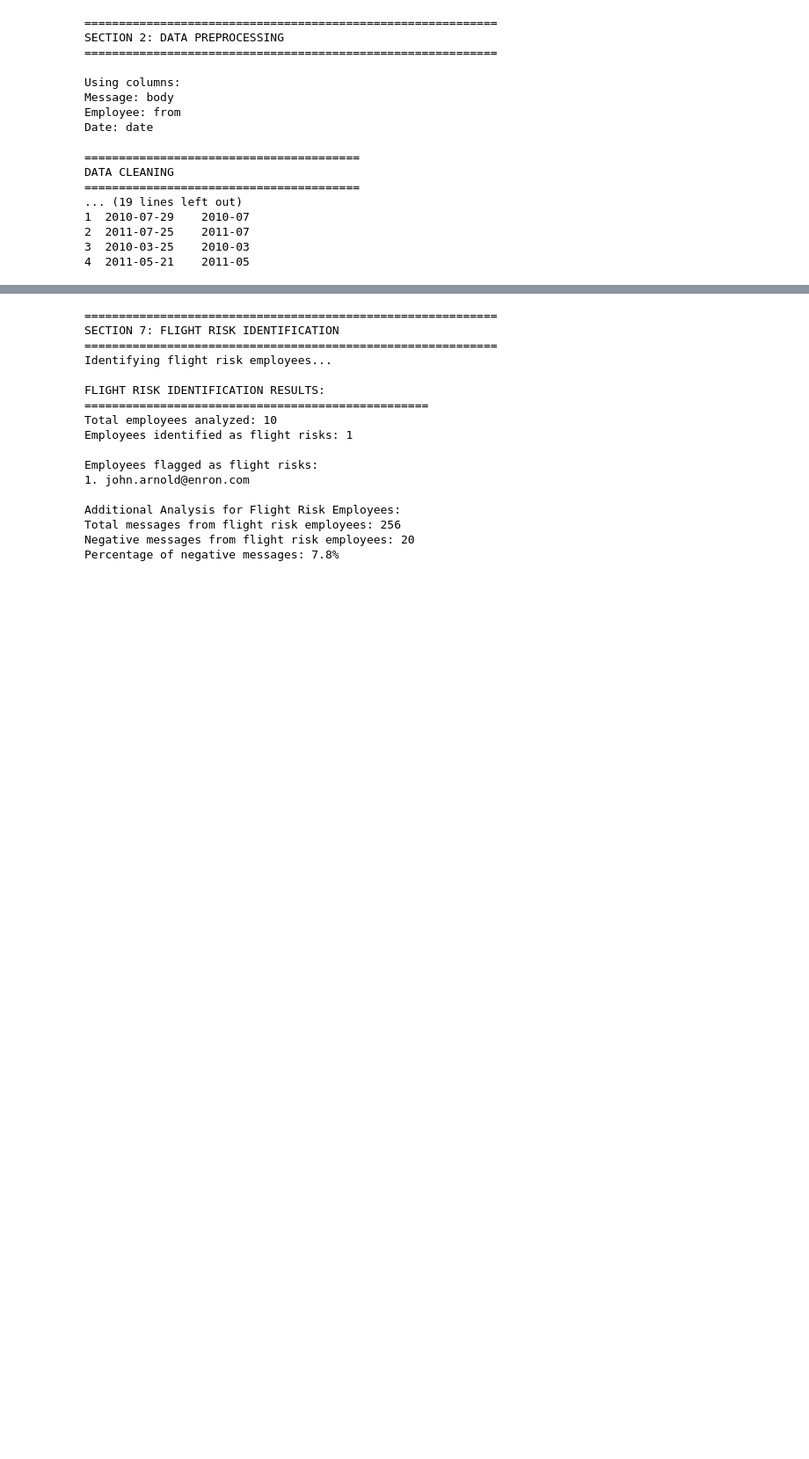
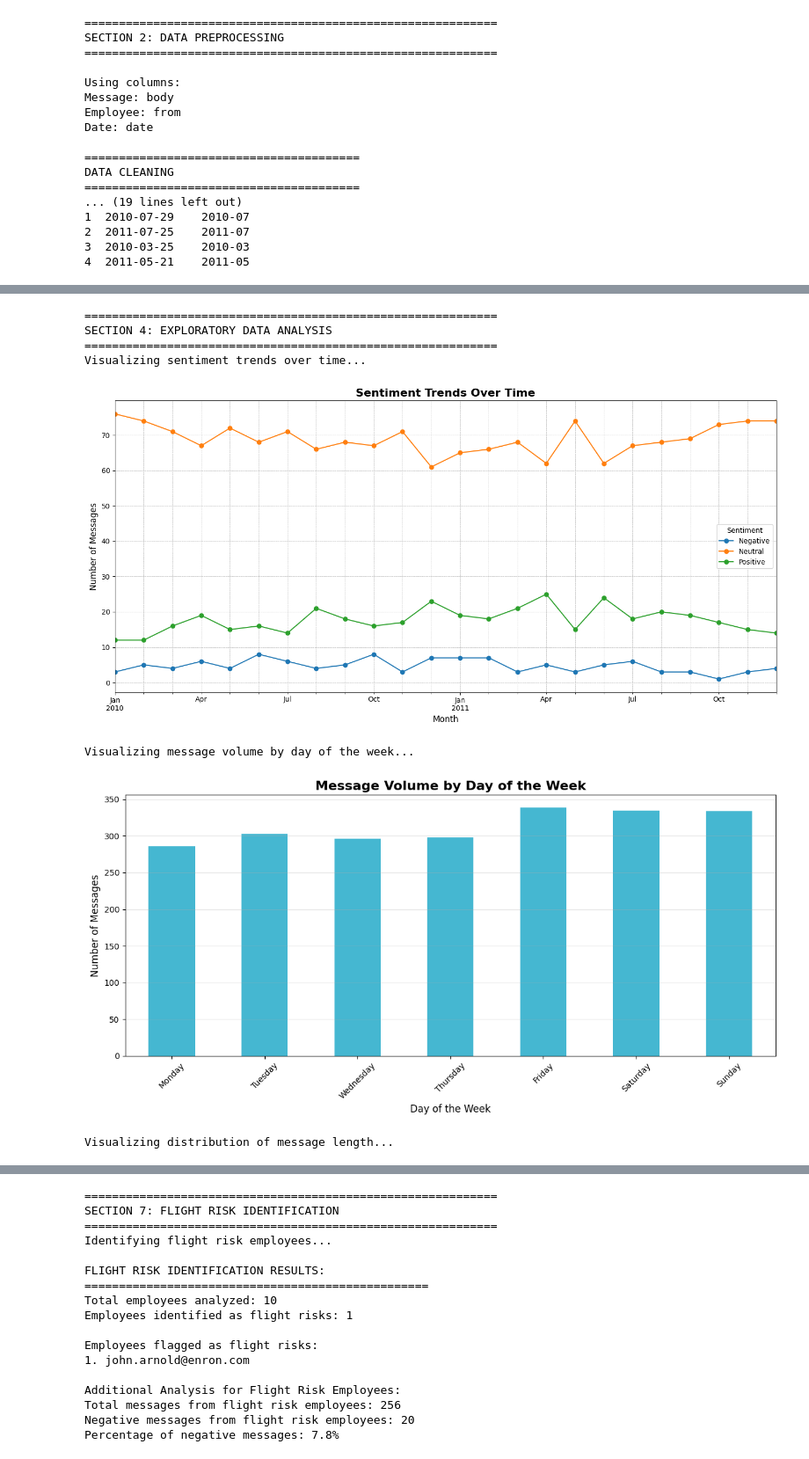
Before and after one commit to Sinjan-Debnath/employee-sentiment-analysis, a Jupyter notebook: employee_sentiment_analysis.ipynb, the cells around one changed output, grey strips where cells are left out. Shown at 88% size. Drawn from its saved outputs; the diff is of its cells as text; code cells hidden in the pictures; blank space fills up the shorter version.

```diff
--- a/employee_sentiment_analysis.ipynb
+++ b/employee_sentiment_analysis.ipynb
@@ -650,0 +195,65 @@ TOP POSITIVE EMPLOYEES BY MONTH:
+# %%
+#@title Section 4: Exploratory Data Analysis (EDA)
+print("=" * 60)
+print("SECTION 4: EXPLORATORY DATA ANALYSIS")
+print("=" * 60)
+
+# --- FUNCTION DEFINITION for Sentiment Trends ---
+def plot_sentiment_trends(df, save_path=None):
+    monthly_sentiment = df.groupby(['year_month', 'sentiment']).size().unstack(fill_value=0)
+    monthly_sentiment.plot(kind='line', figsize=(14, 7), marker='o')
+    plt.title('Sentiment Trends Over Time', fontsize=16, fontweight='bold')
+    plt.xlabel('Month', fontsize=12)
+    plt.ylabel('Number of Messages', fontsize=12)
+    plt.legend(title='Sentiment')
+    plt.grid(True, which='both', linestyle='--', linewidth=0.5)
+    plt.tight_layout()
+    if save_path: plt.savefig(save_path, dpi=300, bbox_inches='tight')
+    plt.show()
+
+# --- FUNCTION DEFINITION for Daily Volume ---
+def plot_daily_volume(df, save_path=None):
+    df['day_of_week'] = df['date_parsed'].dt.day_name()
+    day_order = ["Monday", "Tuesday", "Wednesday", "Thursday", "Friday", "Saturday", "Sunday"]
+    daily_volume = df['day_of_week'].value_counts().reindex(day_order)
+    plt.figure(figsize=(12, 6))
+    daily_volume.plot(kind='bar', color='#45B7D1')
+    plt.title('Message Volume by Day of the Week', fontsize=16, fontweight='bold')
+    plt.xlabel('Day of the Week', fontsize=12)
+    plt.ylabel('Number of Messages', fontsize=12)
+    plt.xticks(rotation=45)
+    plt.grid(axis='y', alpha=0.3)
+    plt.tight_layout()
+    if save_path: plt.savefig(save_path, dpi=300, bbox_inches='tight')
+    plt.show()
+
+# --- FUNCTION DEFINITION for Message Length ---
+def plot_message_length_distribution(df, save_path=None):
+    if 'message_length' not in df.columns: df['message_length'] = df['body'].astype(str).apply(len)
+    plt.figure(figsize=(12, 6))
+    sns.histplot(df['message_length'], bins=50, kde=True)
+    plt.title('Distribution of Message Length', fontsize=16, fontweight='bold')
+    plt.xlabel('Message Length (characters)', fontsize=12)
+    plt.ylabel('Frequency', fontsize=12)
+    plt.xlim(0, 2000) # Limiting for better readability
+    plt.grid(alpha=0.3)
+    plt.tight_layout()
+    if save_path: plt.savefig(save_path, dpi=300, bbox_inches='tight')
+    plt.show()
+
+# --- Function Calls to Display Plots ---
+print("Visualizing sentiment trends over time...")
+plot_sentiment_trends(df_final)
+print("\nVisualizing message volume by day of the week...")
+plot_daily_volume(df_final)
+print("\nVisualizing distribution of message length...")
+plot_message_length_distribution(df_final)
+# %% [output]
+============================================================
+SECTION 4: EXPLORATORY DATA ANALYSIS
+============================================================
+Visualizing sentiment trends over time...
+[figure, added]
+Visualizing message volume by day of the week...
+[figure, added]
+Visualizing distribution of message length...
```
Also changed, not shown: parts of 17 cells of this notebook.
